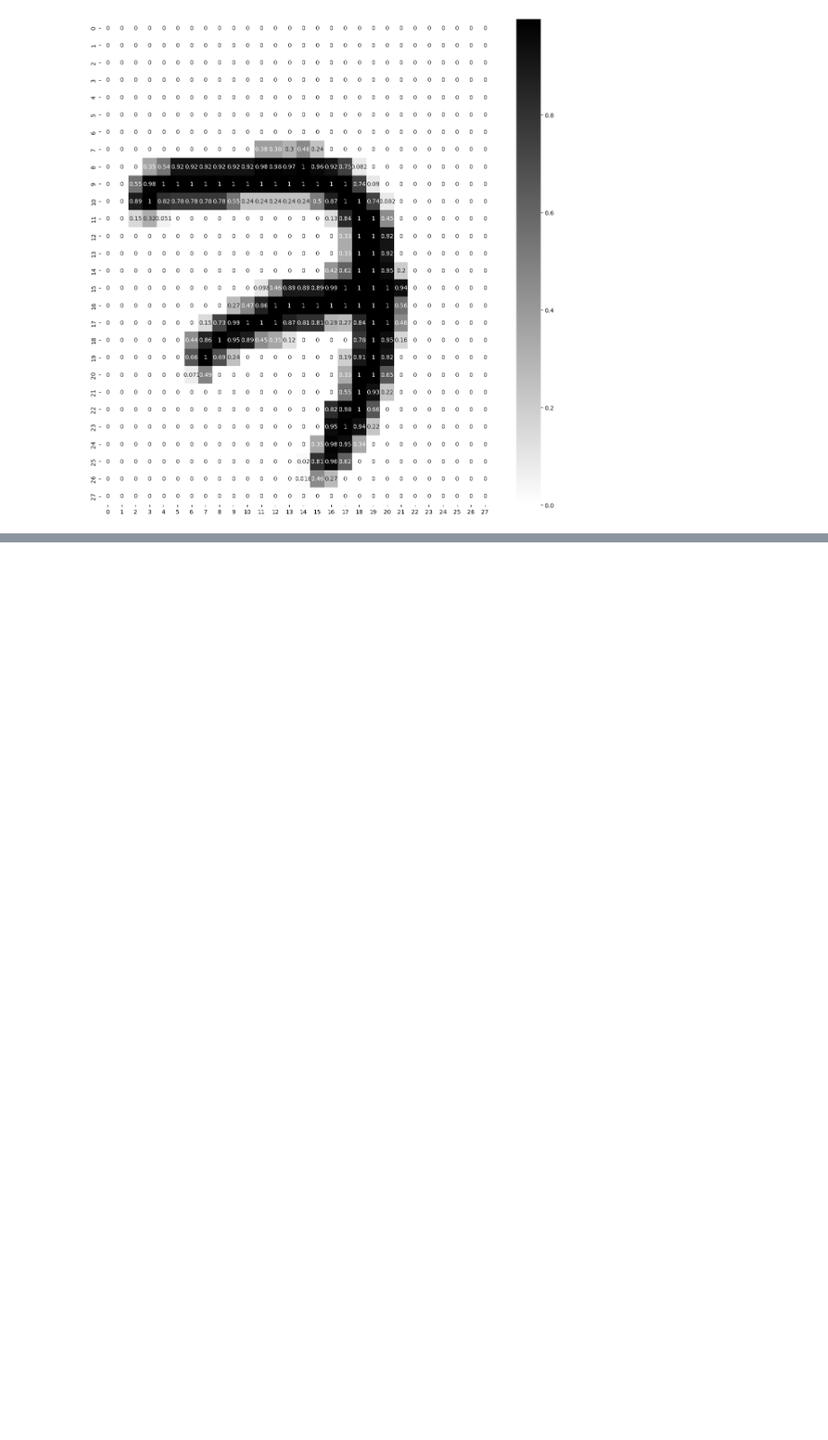
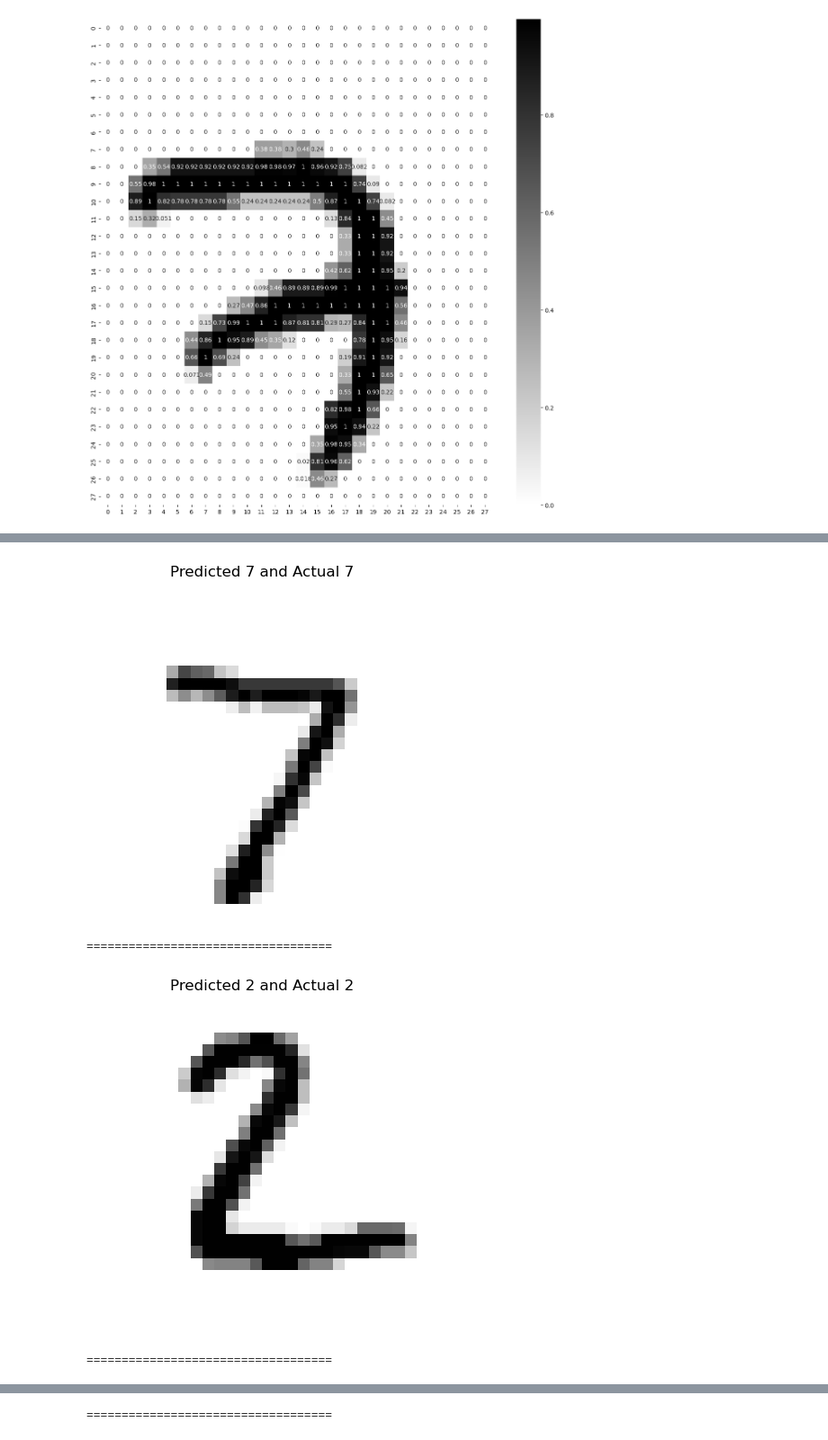
Before and after one commit to DragonKrissash/DataScience-Masters, a Jupyter notebook: Class Work/04 - Neural Networks/02 - Activation function/ANN.ipynb, the cells around one changed output, grey strips where cells are left out. Shown at 90% size. Drawn from its saved outputs; the diff is of its cells as text; code cells hidden in the pictures; blank space fills up the shorter version.

```diff
--- a/Class Work/04 - Neural Networks/02 - Activation function/ANN.ipynb
+++ b/Class Work/04 - Neural Networks/02 - Activation function/ANN.ipynb
@@ -83,0 +194,2 @@ sns.heatmap(Xtr[0],annot=True,cmap='binary')
+# %%
+y_pred=model_clf.predict(xnew)
@@ -83,0 +224,14 @@ sns.heatmap(Xtr[0],annot=True,cmap='binary')
+# %%
+y_pred=np.argmax(y_pred,axis=-1)
+# %%
+for data,prob,actual_data in zip(xnew,y_pred,actual):
+    plt.imshow(data,cmap='binary')
+    plt.title(f'Predicted {prob} and Actual {actual_data}')
+    plt.axis('off')
+    plt.show()
+    print('='*35)
+# %% [output]
+[figure, added]
+===================================
+[figure, added]
+===================================
@@ -83,0 +239 @@ sns.heatmap(Xtr[0],annot=True,cmap='binary')
+===================================
```
Also changed, not shown: parts of 19 cells of this notebook.
